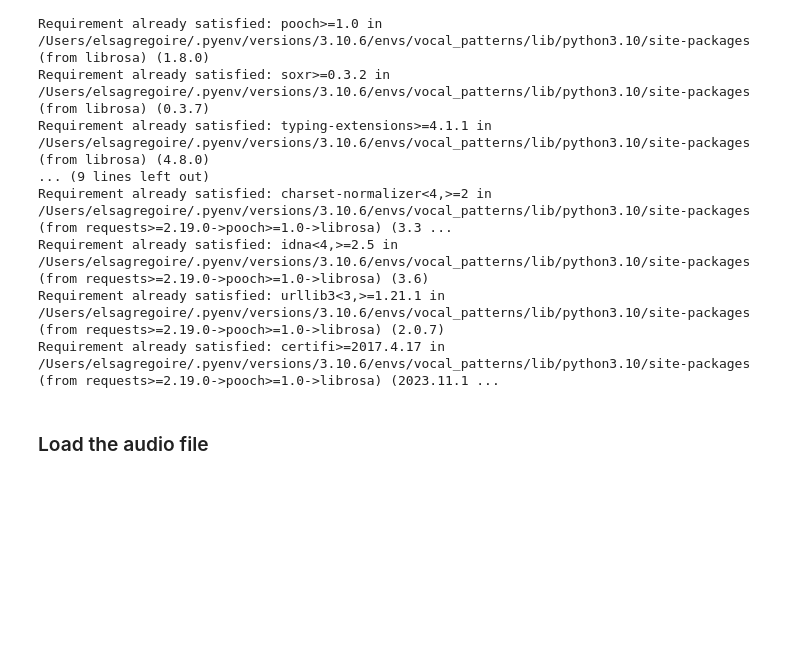
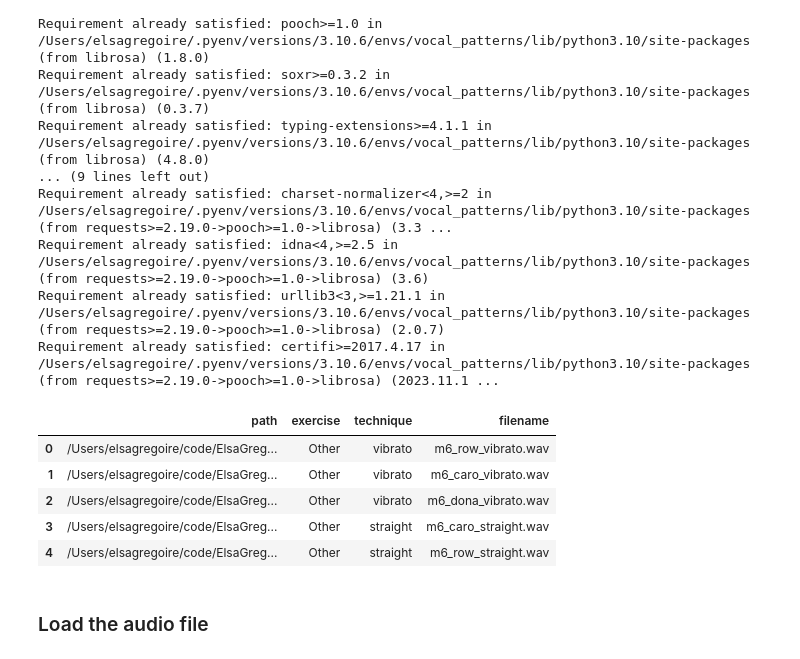
Before and after one commit to ElsaGregoire/vocal_patterns, a Jupyter notebook: notebooks/preproc.ipynb, the cells around one changed output. Drawn from its saved outputs; the diff is of its cells as text; code cells hidden in the pictures; blank space fills up the shorter version.

```diff
--- a/notebooks/preproc.ipynb
+++ b/notebooks/preproc.ipynb
@@ -26,3 +27,18 @@ import numpy as np
+# %%
+import pandas as pd
+
+download_path = '../vocal_patterns/data'
+metadata_file = f"{download_path}/dataset_tags.csv"
+
+df = pd.read_csv(metadata_file)
+df.head()
+# %% [output]
+|  | path | exercise | technique | filename |
+| 0 | /Users/elsagregoire/code/ElsaGreg... | Other | vibrato | m6_row_vibrato.wav |
+| 1 | /Users/elsagregoire/code/ElsaGreg... | Other | vibrato | m6_caro_vibrato.wav |
+| 2 | /Users/elsagregoire/code/ElsaGreg... | Other | vibrato | m6_dona_vibrato.wav |
+| 3 | /Users/elsagregoire/code/ElsaGreg... | Other | straight | m6_caro_straight.wav |
+| 4 | /Users/elsagregoire/code/ElsaGreg... | Other | straight | m6_row_straight.wav |
 # %%
 audio_path = '/Users/elsagregoire/Desktop/Vocal Set Le Wagon/arpeggios/arpeggios f1/slow_forte/f1_arpeggios_c_slow_forte_a.wav'
 # %% [markdown]
```
Also changed, not shown: parts of 21 cells of this notebook.
